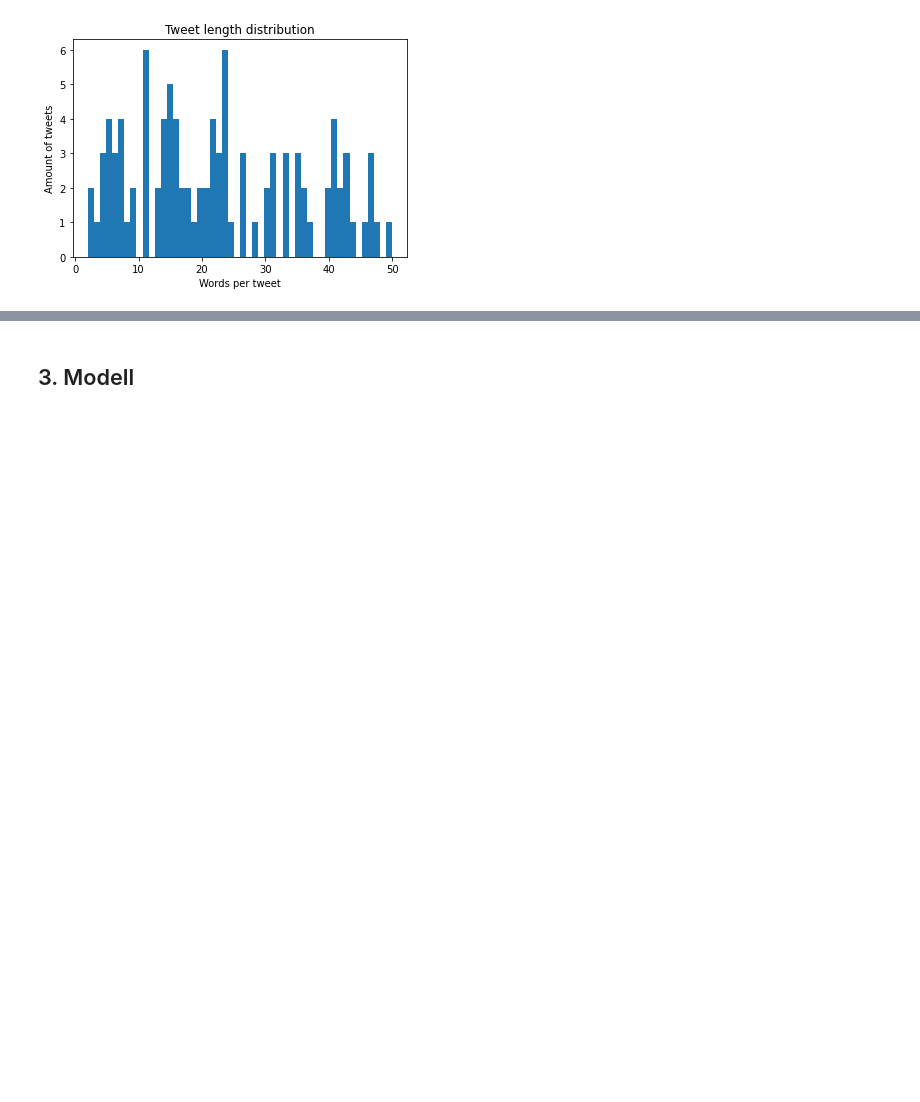
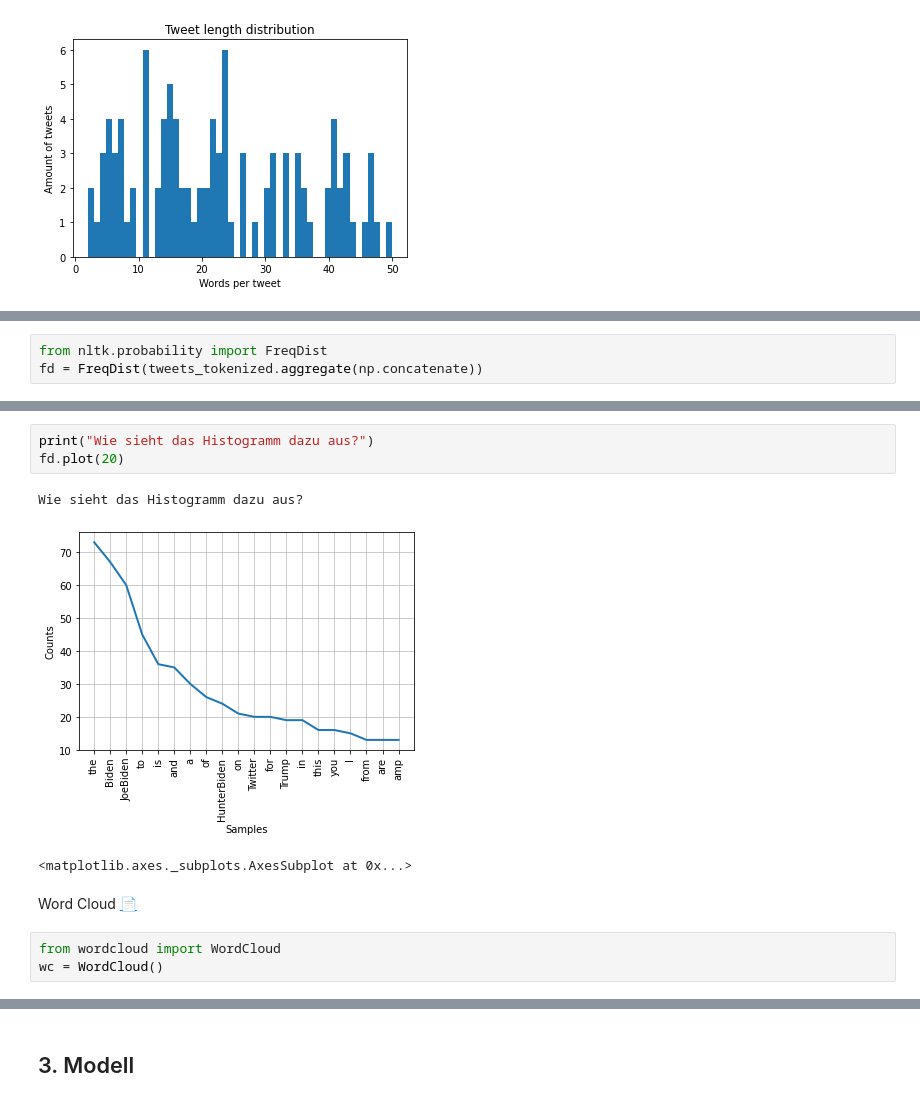
Before and after one commit to orca-nrw/lernmodul-texte, a Jupyter notebook: index.ipynb, the cells around one changed output, grey strips where cells are left out. Cells and saved outputs as stored; diff of their text form; blank space fills up the shorter version.

Commit message:
Add distribution of words

```diff
--- a/index.ipynb
+++ b/index.ipynb
@@ -224,0 +209,3 @@ Wie viele Tweets haben eine bestimmte Länge?
+# %%
+from nltk.probability import FreqDist
+fd = FreqDist(tweets_tokenized.aggregate(np.concatenate))
@@ -224,0 +227,12 @@ Wie viele Tweets haben eine bestimmte Länge?
+# %%
+print("Wie sieht das Histogramm dazu aus?")
+fd.plot(20)
+# %% [output]
+Wie sieht das Histogramm dazu aus?
+[figure, added]
+<matplotlib.axes._subplots.AxesSubplot at 0x...>
+# %% [markdown]
+Word Cloud <a href="http://amueller.github.io/word_cloud/index.html">📄</a>
+# %%
+from wordcloud import WordCloud
+wc = WordCloud()
```
Also changed, not shown: parts of 8 cells of this notebook.
